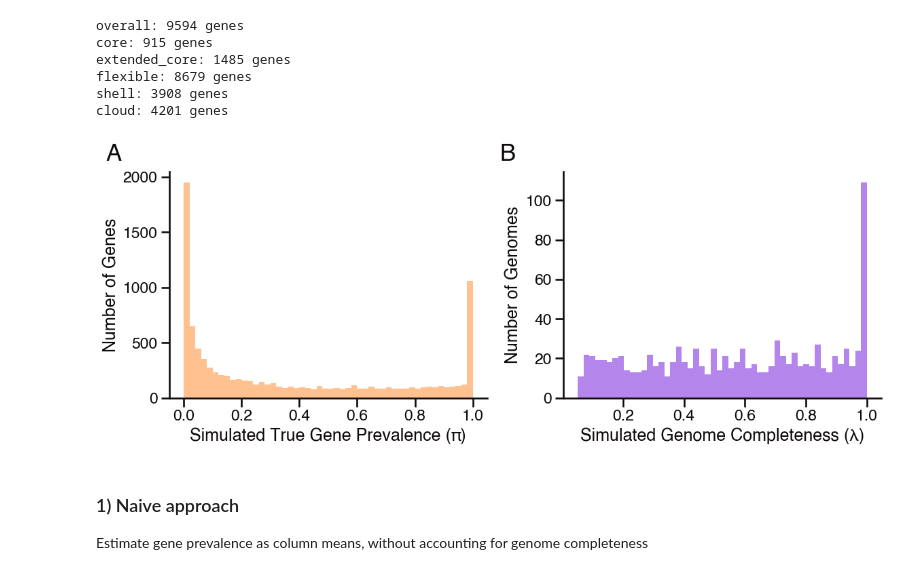
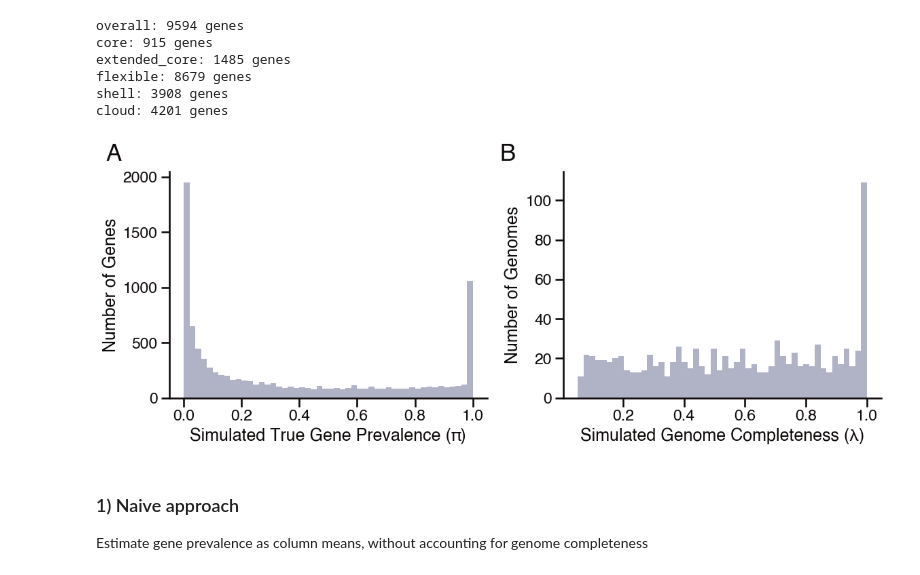
Before and after one commit to blasks/gene-prevalence, a Jupyter notebook: experiments/2-method-comparison-simulations.ipynb, the cells around one changed output. Saved outputs shown, nothing was run; the diff lists cells and outputs as text; code cells hidden in the pictures.

```diff
--- a/experiments/2-method-comparison-simulations.ipynb
+++ b/experiments/2-method-comparison-simulations.ipynb
@@ -167,18 +167,18 @@ cloud: 4201 genes
 # %%
 # plot distribution of true pi values and genome completeness values in simulated data
 
 fig, axes = plt.subplots(1, 2, figsize=(12, 5))
-sns.histplot(true_pi_values, bins=50, ax=axes[0], color=sns.color_palette()[1])
+sns.histplot(true_pi_values, bins=50, ax=axes[0], color=sns.color_palette()[5])
 axes[0].set_xlabel("Simulated True Gene Prevalence (π)")
 axes[0].set_ylabel("Number of Genes")
 axes[0].annotate("A", xy=(-0.2, 1.05), xycoords='axes fraction', fontsize=25, fontweight='bold')
-sns.histplot(completeness_vector, bins=50, ax=axes[1], color=sns.color_palette()[0])
+sns.histplot(completeness_vector, bins=50, ax=axes[1], color=sns.color_palette()[5])
 axes[1].set_xlabel("Simulated Genome Completeness (λ)")
 axes[1].set_ylabel("Number of Genomes")
 axes[1].annotate("B", xy=(-0.2, 1.05), xycoords='axes fraction', fontsize=25, fontweight='bold')
 plt.tight_layout()
 # %% [output]
-[figure, old version]
+[figure, new version]
 # %% [markdown]
 ### 1) Naive approach
 Estimate gene prevalence as column means, without accounting for genome completeness
```
Also changed, not shown: parts of 1 cell of this notebook, 4 other files.
